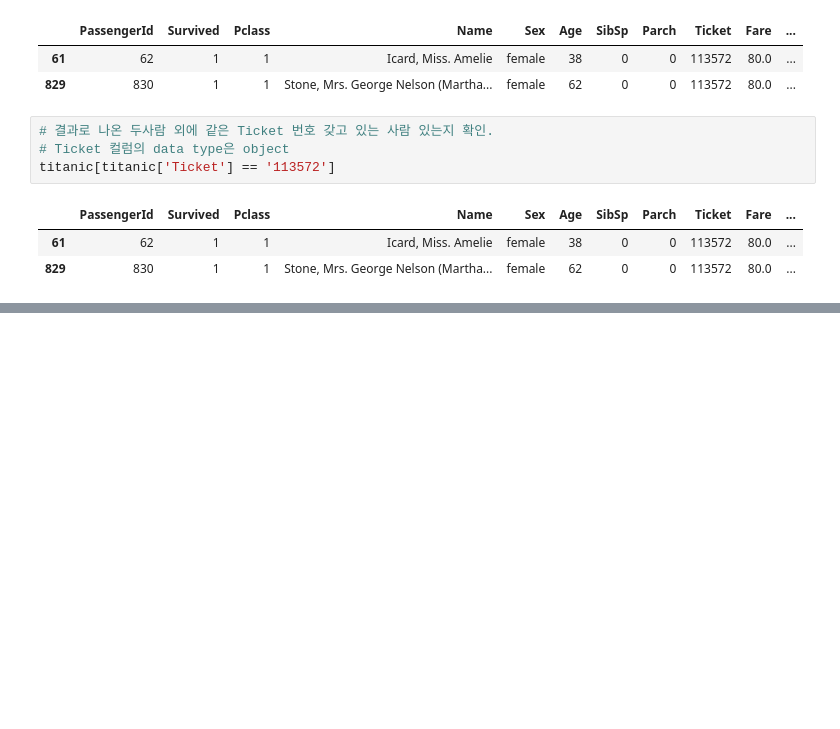
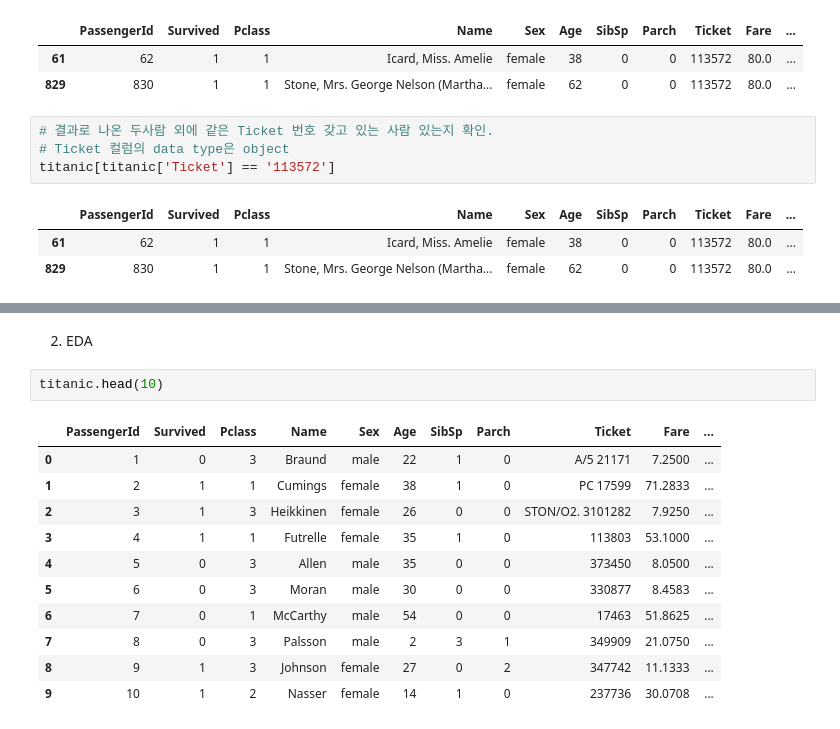
Before and after one commit to yeji0701/studies_andmore, a Jupyter notebook: andmore_reviews/220610_titanic_EDA.ipynb, the cells around one changed output, grey strips where cells are left out. Cells and saved outputs as stored; diff of their text form; blank space fills up the shorter version.

```diff
--- a/andmore_reviews/220610_titanic_EDA.ipynb
+++ b/andmore_reviews/220610_titanic_EDA.ipynb
@@ -137,0 +177,16 @@ KeyError: False
+# %% [markdown]
+2. EDA
+# %%
+titanic.head(10)
+# %% [output]
+|  | PassengerId | Survived | Pclass | Name | Sex | Age | SibSp | Parch | Ticket | Fare | ... |
+| 0 | 1 | 0 | 3 | Braund | male | 22 | 1 | 0 | A/5 21171 | 7.2500 | ... |
+| 1 | 2 | 1 | 1 | Cumings | female | 38 | 1 | 0 | PC 17599 | 71.2833 | ... |
+| 2 | 3 | 1 | 3 | Heikkinen | female | 26 | 0 | 0 | STON/O2. 3101282 | 7.9250 | ... |
+| 3 | 4 | 1 | 1 | Futrelle | female | 35 | 1 | 0 | 113803 | 53.1000 | ... |
+| 4 | 5 | 0 | 3 | Allen | male | 35 | 0 | 0 | 373450 | 8.0500 | ... |
+| 5 | 6 | 0 | 3 | Moran | male | 30 | 0 | 0 | 330877 | 8.4583 | ... |
+| 6 | 7 | 0 | 1 | McCarthy | male | 54 | 0 | 0 | 17463 | 51.8625 | ... |
+| 7 | 8 | 0 | 3 | Palsson | male | 2 | 3 | 1 | 349909 | 21.0750 | ... |
+| 8 | 9 | 1 | 3 | Johnson | female | 27 | 0 | 2 | 347742 | 11.1333 | ... |
+| 9 | 10 | 1 | 2 | Nasser | female | 14 | 1 | 0 | 237736 | 30.0708 | ... |
```
Also changed, not shown: parts of 7 cells of this notebook.
